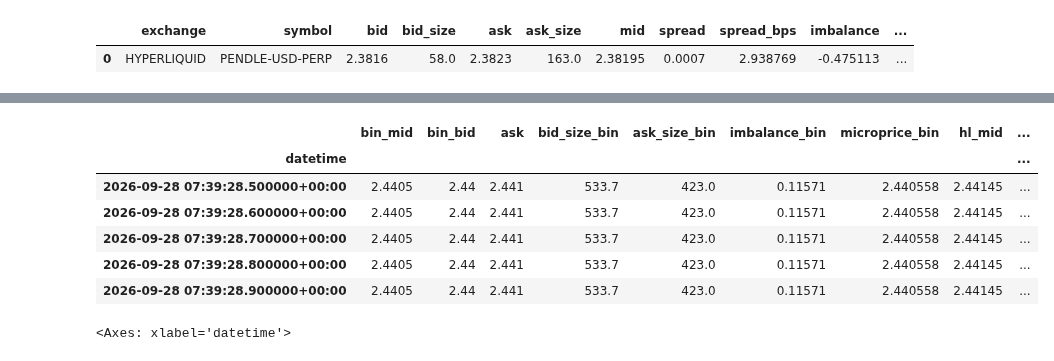
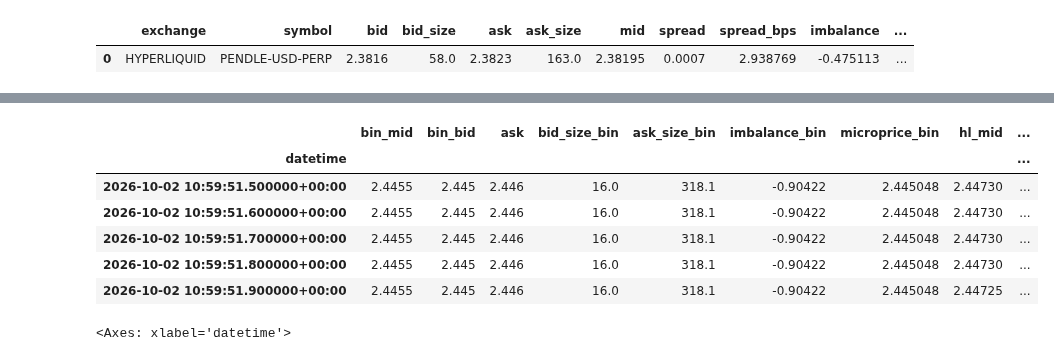
Before and after one commit to aliquid-novi/crypto_research, a Jupyter notebook: First Pass Latent.ipynb, the cells around one changed output, grey strips where cells are left out. Saved outputs shown, nothing was run; the diff lists cells and outputs as text; code cells hidden in the pictures.

```diff
--- a/First Pass Latent.ipynb
+++ b/First Pass Latent.ipynb
@@ -99,36 +96,36 @@ h.head()
 # %%
 # Include both 'mid' and 'bid' in the selection filter
 b_100ms = (
     b[["mid", "bid", 'ask', 'bid_size', 'ask_size', 'imbalance', 'microprice']]
     .resample("100ms")
     .last()
     .ffill()
     .rename(columns={"mid": "bin_mid", "bid": "bin_bid",
                     'bid_size':'bid_size_bin', 'ask_size':'ask_size_bin',
                     'imbalance':'imbalance_bin', 'microprice':'microprice_bin'})
 )
 
 h_100ms = (
     h[["mid", "bid", 'bid_size', 'ask_size', 'imbalance', 'microprice']]
     .resample("100ms")
     .last()
     .ffill()
     .rename(columns={"mid": "hl_mid", "bid": "hl_bid",
                     'bid_size':'bid_size_hl', 'ask_size':'ask_size_hl',
                     'imbalance':'imbalance_hl', 'microprice':'microprice_hl'})
 )
 
 # Merge them on their timestamp indexes
 df = b_100ms.join(h_100ms, how="inner")
-df.head()
+df.tail()
 # %% [output]
 |  | bin_mid | bin_bid | ask | bid_size_bin | ask_size_bin | imbalance_bin | microprice_bin | hl_mid | ... |
 | datetime |  |  |  |  |  |  |  |  | ... |
-| 2026-09-28 07:39:28.500000+00:00 | 2.4405 | 2.44 | 2.441 | 533.7 | 423.0 | 0.11571 | 2.440558 | 2.44145 | ... |
-| 2026-09-28 07:39:28.600000+00:00 | 2.4405 | 2.44 | 2.441 | 533.7 | 423.0 | 0.11571 | 2.440558 | 2.44145 | ... |
-| 2026-09-28 07:39:28.700000+00:00 | 2.4405 | 2.44 | 2.441 | 533.7 | 423.0 | 0.11571 | 2.440558 | 2.44145 | ... |
-| 2026-09-28 07:39:28.800000+00:00 | 2.4405 | 2.44 | 2.441 | 533.7 | 423.0 | 0.11571 | 2.440558 | 2.44145 | ... |
-| 2026-09-28 07:39:28.900000+00:00 | 2.4405 | 2.44 | 2.441 | 533.7 | 423.0 | 0.11571 | 2.440558 | 2.44145 | ... |
+| 2026-10-02 10:59:51.500000+00:00 | 2.4455 | 2.445 | 2.446 | 16.0 | 318.1 | -0.90422 | 2.445048 | 2.44730 | ... |
+| 2026-10-02 10:59:51.600000+00:00 | 2.4455 | 2.445 | 2.446 | 16.0 | 318.1 | -0.90422 | 2.445048 | 2.44730 | ... |
+| 2026-10-02 10:59:51.700000+00:00 | 2.4455 | 2.445 | 2.446 | 16.0 | 318.1 | -0.90422 | 2.445048 | 2.44730 | ... |
+| 2026-10-02 10:59:51.800000+00:00 | 2.4455 | 2.445 | 2.446 | 16.0 | 318.1 | -0.90422 | 2.445048 | 2.44730 | ... |
+| 2026-10-02 10:59:51.900000+00:00 | 2.4455 | 2.445 | 2.446 | 16.0 | 318.1 | -0.90422 | 2.445048 | 2.44725 | ... |
 # %%
 df['microprice_diff'] = df['microprice_hl'] - df['microprice_bin']
 df["mid_diff"] = (
```
Also changed, not shown: parts of 5 cells of this notebook, 3 other files.
